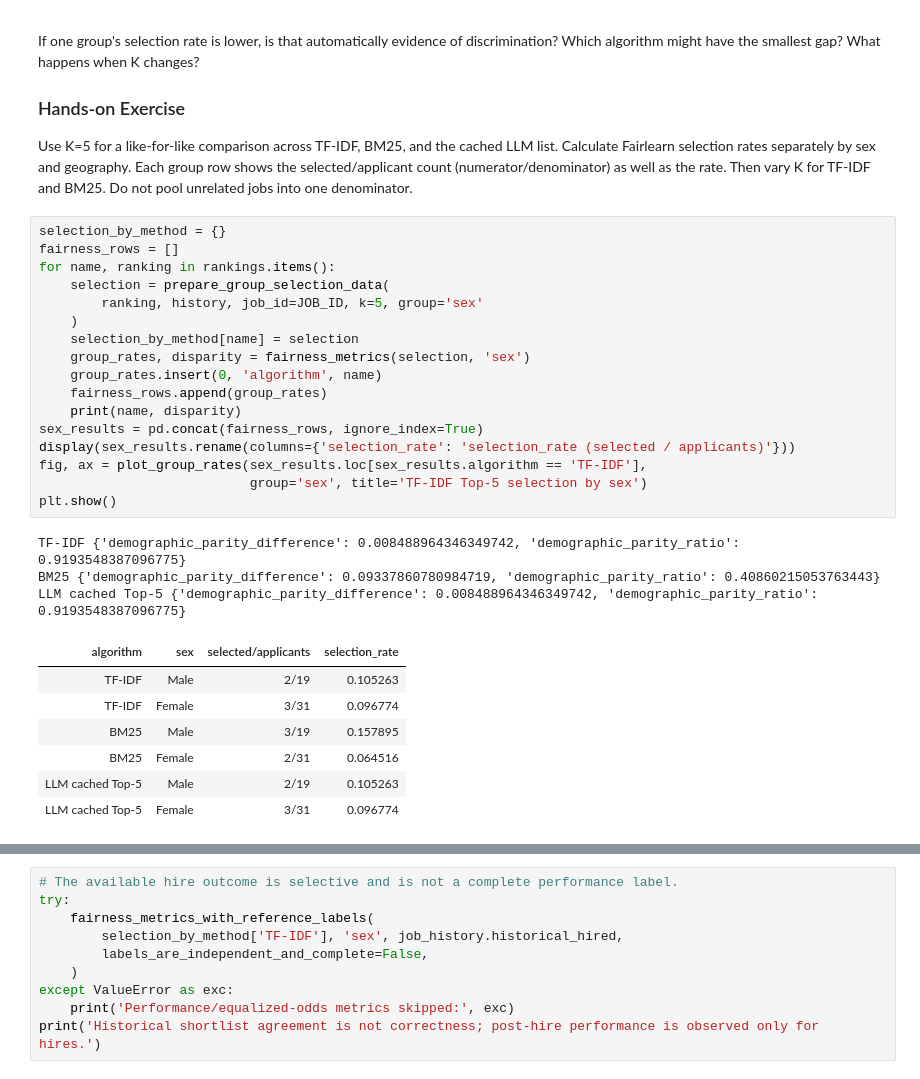
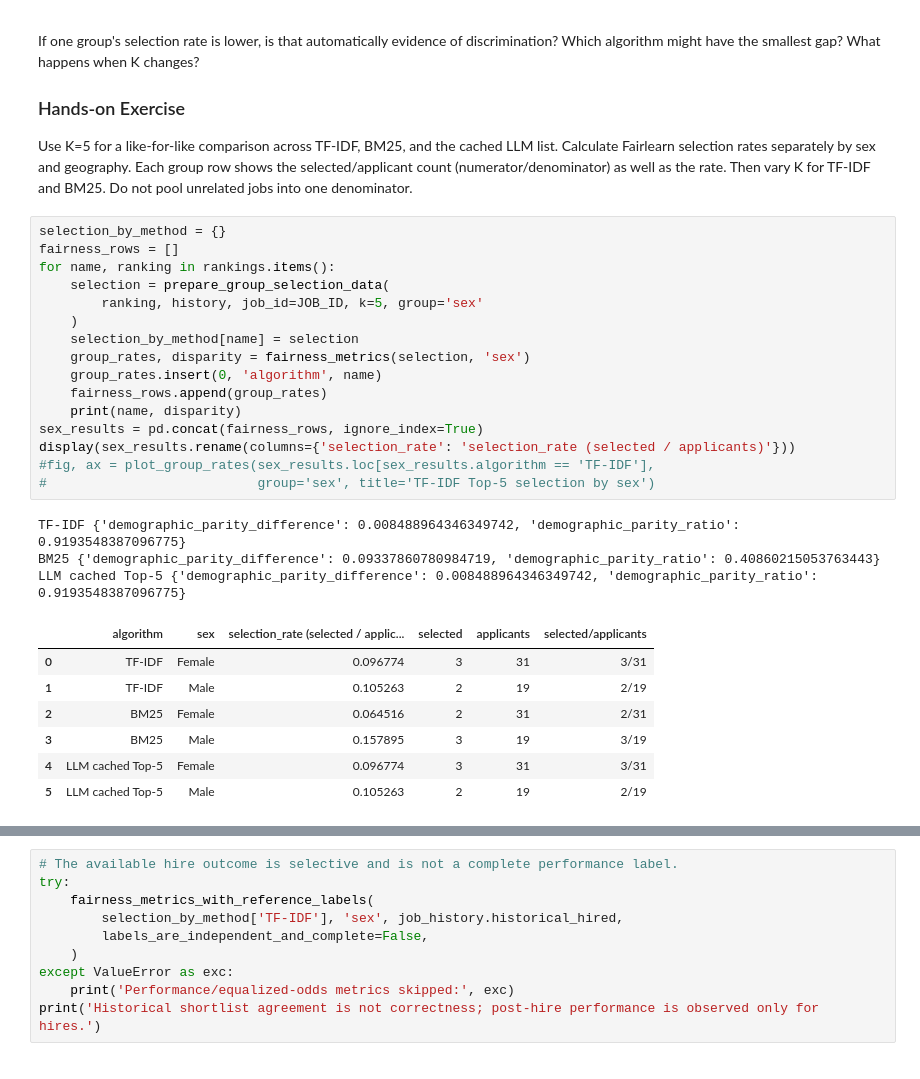
Before and after one commit to 123botieno/HR_use-case, a Jupyter notebook: job-matching-fairness/job_matching_fairness.ipynb, the cells around one changed output, grey strips where cells are left out. Saved outputs shown, nothing was run; the diff lists cells and outputs as text.

```diff
--- a/job-matching-fairness/job_matching_fairness.ipynb
+++ b/job-matching-fairness/job_matching_fairness.ipynb
@@ -410,31 +502,30 @@ Use K=5 for a like-for-like comparison across TF-IDF, BM25, and the cached LLM l
 # %%
 selection_by_method = {}
 fairness_rows = []
 for name, ranking in rankings.items():
     selection = prepare_group_selection_data(
         ranking, history, job_id=JOB_ID, k=5, group='sex'
     )
     selection_by_method[name] = selection
     group_rates, disparity = fairness_metrics(selection, 'sex')
     group_rates.insert(0, 'algorithm', name)
     fairness_rows.append(group_rates)
     print(name, disparity)
 sex_results = pd.concat(fairness_rows, ignore_index=True)
 display(sex_results.rename(columns={'selection_rate': 'selection_rate (selected / applicants)'}))
-fig, ax = plot_group_rates(sex_results.loc[sex_results.algorithm == 'TF-IDF'],
-                           group='sex', title='TF-IDF Top-5 selection by sex')
-plt.show()
+#fig, ax = plot_group_rates(sex_results.loc[sex_results.algorithm == 'TF-IDF'],
+#                           group='sex', title='TF-IDF Top-5 selection by sex')
 # %% [output]
 TF-IDF {'demographic_parity_difference': 0.008488964346349742, 'demographic_parity_ratio': 0.9193548387096775}
 BM25 {'demographic_parity_difference': 0.09337860780984719, 'demographic_parity_ratio': 0.40860215053763443}
 LLM cached Top-5 {'demographic_parity_difference': 0.008488964346349742, 'demographic_parity_ratio': 0.9193548387096775}
-| algorithm | sex | selected/applicants | selection_rate |
-| TF-IDF | Male | 2/19 | 0.105263 |
-| TF-IDF | Female | 3/31 | 0.096774 |
-| BM25 | Male | 3/19 | 0.157895 |
-| BM25 | Female | 2/31 | 0.064516 |
-| LLM cached Top-5 | Male | 2/19 | 0.105263 |
-| LLM cached Top-5 | Female | 3/31 | 0.096774 |
+|  | algorithm | sex | selection_rate (selected / applic... | selected | applicants | selected/applicants |
+| 0 | TF-IDF | Female | 0.096774 | 3 | 31 | 3/31 |
+| 1 | TF-IDF | Male | 0.105263 | 2 | 19 | 2/19 |
+| 2 | BM25 | Female | 0.064516 | 2 | 31 | 2/31 |
+| 3 | BM25 | Male | 0.157895 | 3 | 19 | 3/19 |
+| 4 | LLM cached Top-5 | Female | 0.096774 | 3 | 31 | 3/31 |
+| 5 | LLM cached Top-5 | Male | 0.105263 | 2 | 19 | 2/19 |
 # %%
 # Geography audit and reference agreement are separate questions.
 geo_results = []
```
Also changed, not shown: parts of 19 cells of this notebook, 2 other files.
